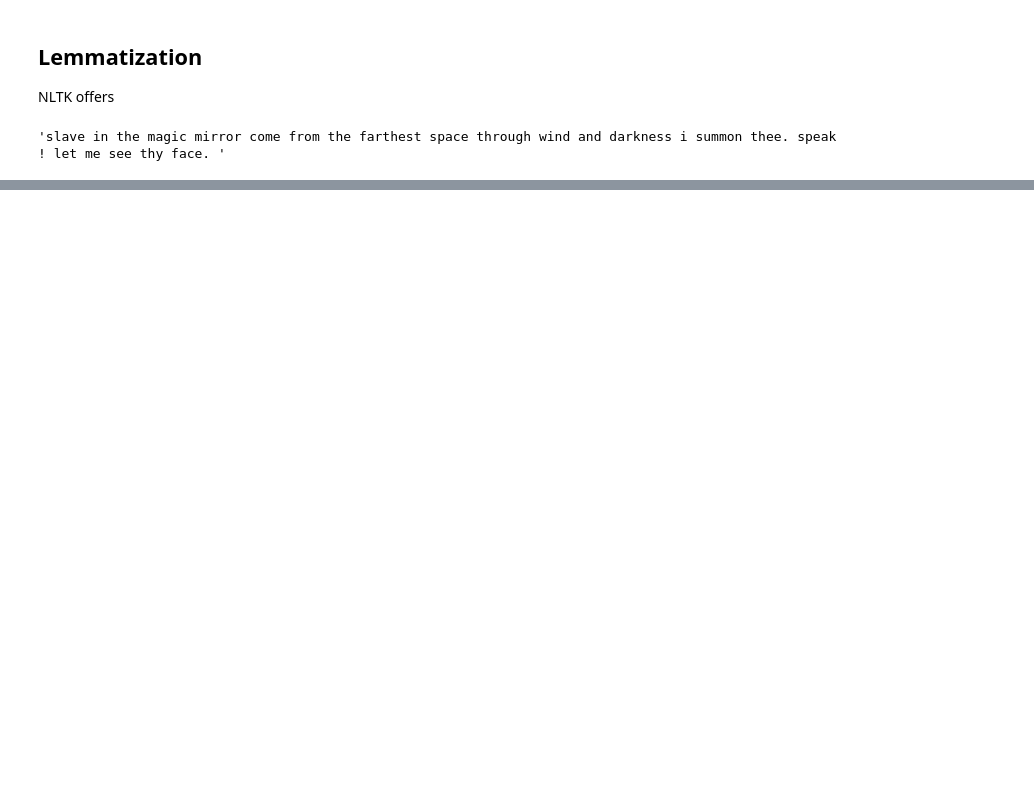
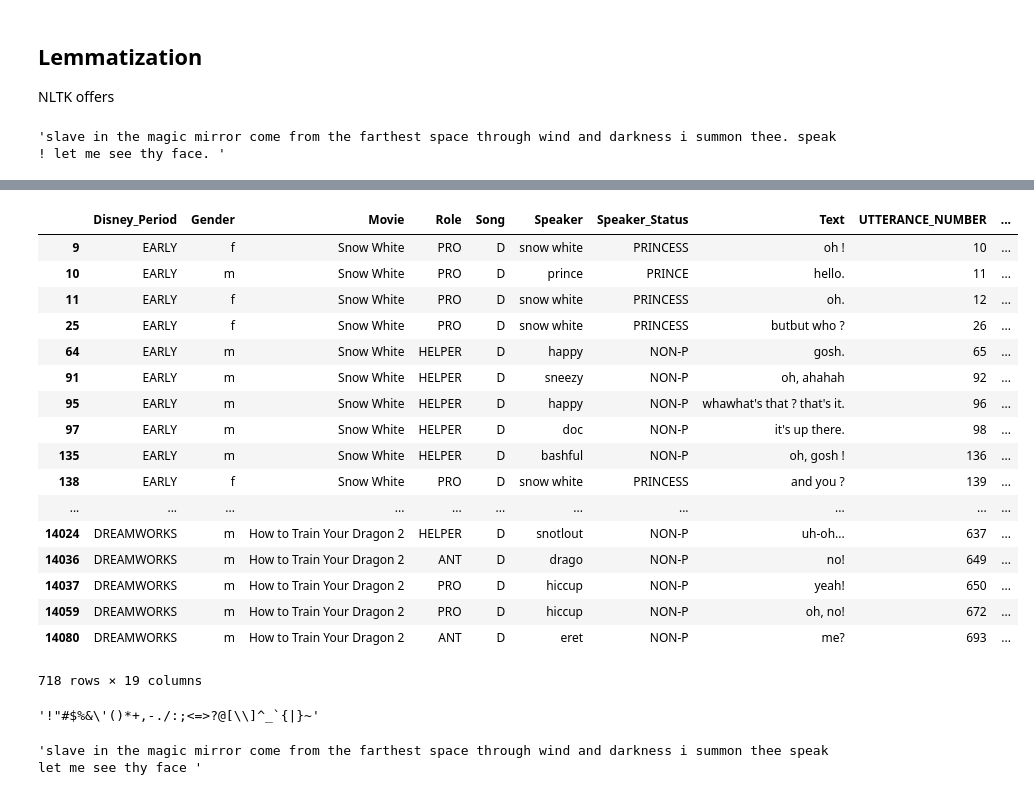
Before and after one commit to Data-Science-for-Linguists-2019/Animated-Movie-Gendered-Dialogue, a Jupyter notebook: code/Topics_by_Gender.ipynb, the cells around one changed output, grey strips where cells are left out. Cells and saved outputs as stored; diff of their text form; code cells hidden in the pictures; blank space fills up the shorter version.

```diff
--- a/code/Topics_by_Gender.ipynb
+++ b/code/Topics_by_Gender.ipynb
@@ -51,0 +123,2 @@ import treetaggerwrapper as ttw
+# %%
+movies_df['Lemmas'] = movies_df.Text.map(lambda x: [wd.decode('utf-8').split('/')[0] for wd in lemmatize(x)])
@@ -51,0 +145,23 @@ import treetaggerwrapper as ttw
+# %%
+movies_df["Len_Lemmas"] = movies_df.Lemmas.map(len)
+# %%
+movies_df[movies_df.Len_Lemmas < 1]
+# %% [output]
+|  | Disney_Period | Gender | Movie | Role | Song | Speaker | Speaker_Status | Text | UTTERANCE_NUMBER | ... |
+| 9 | EARLY | f | Snow White | PRO | D | snow white | PRINCESS | oh ! | 10 | ... |
+| 10 | EARLY | m | Snow White | PRO | D | prince | PRINCE | hello. | 11 | ... |
+| 11 | EARLY | f | Snow White | PRO | D | snow white | PRINCESS | oh. | 12 | ... |
+| 25 | EARLY | f | Snow White | PRO | D | snow white | PRINCESS | butbut who ? | 26 | ... |
+| 64 | EARLY | m | Snow White | HELPER | D | happy | NON-P | gosh. | 65 | ... |
+| 91 | EARLY | m | Snow White | HELPER | D | sneezy | NON-P | oh, ahahah | 92 | ... |
+| 95 | EARLY | m | Snow White | HELPER | D | happy | NON-P | whawhat's that ? that's it. | 96 | ... |
+| 97 | EARLY | m | Snow White | HELPER | D | doc | NON-P | it's up there. | 98 | ... |
+| 135 | EARLY | m | Snow White | HELPER | D | bashful | NON-P | oh, gosh ! | 136 | ... |
+| 138 | EARLY | f | Snow White | PRO | D | snow white | PRINCESS | and you ? | 139 | ... |
+| ... | ... | ... | ... | ... | ... | ... | ... | ... | ... | ... |
+| 14024 | DREAMWORKS | m | How to Train Your Dragon 2 | HELPER | D | snotlout | NON-P | uh-oh... | 637 | ... |
+| 14036 | DREAMWORKS | m | How to Train Your Dragon 2 | ANT | D | drago | NON-P | no! | 649 | ... |
+| 14037 | DREAMWORKS | m | How to Train Your Dragon 2 | PRO | D | hiccup | NON-P | yeah! | 650 | ... |
+| 14059 | DREAMWORKS | m | How to Train Your Dragon 2 | PRO | D | hiccup | NON-P | oh, no! | 672 | ... |
+| 14080 | DREAMWORKS | m | How to Train Your Dragon 2 | ANT | D | eret | NON-P | me? | 693 | ... |
+718 rows × 19 columns
@@ -51,0 +171,4 @@ import treetaggerwrapper as ttw
+# %%
+punctuation
+# %% [output]
+'!"#$%&\'()*+,-./:;<=>?@[\\]^_`{|}~'
@@ -51,0 +180,4 @@ import treetaggerwrapper as ttw
+# %%
+movies_df['Text_No_Punc'].iloc[0]
+# %% [output]
+'slave in the magic mirror come from the farthest space through wind and darkness i summon thee speak  let me see thy face '
```
Also changed, not shown: parts of 56 cells of this notebook.
